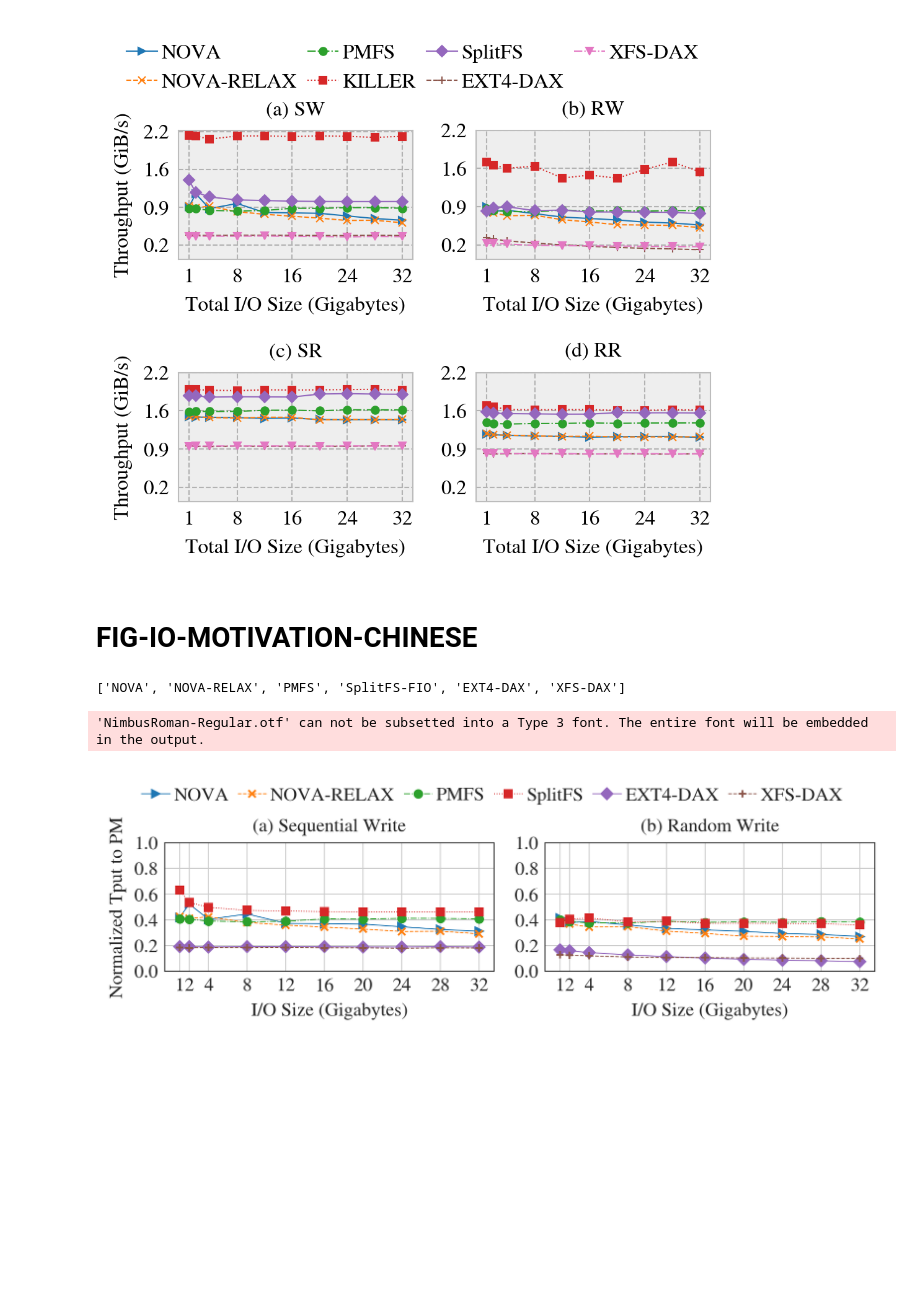
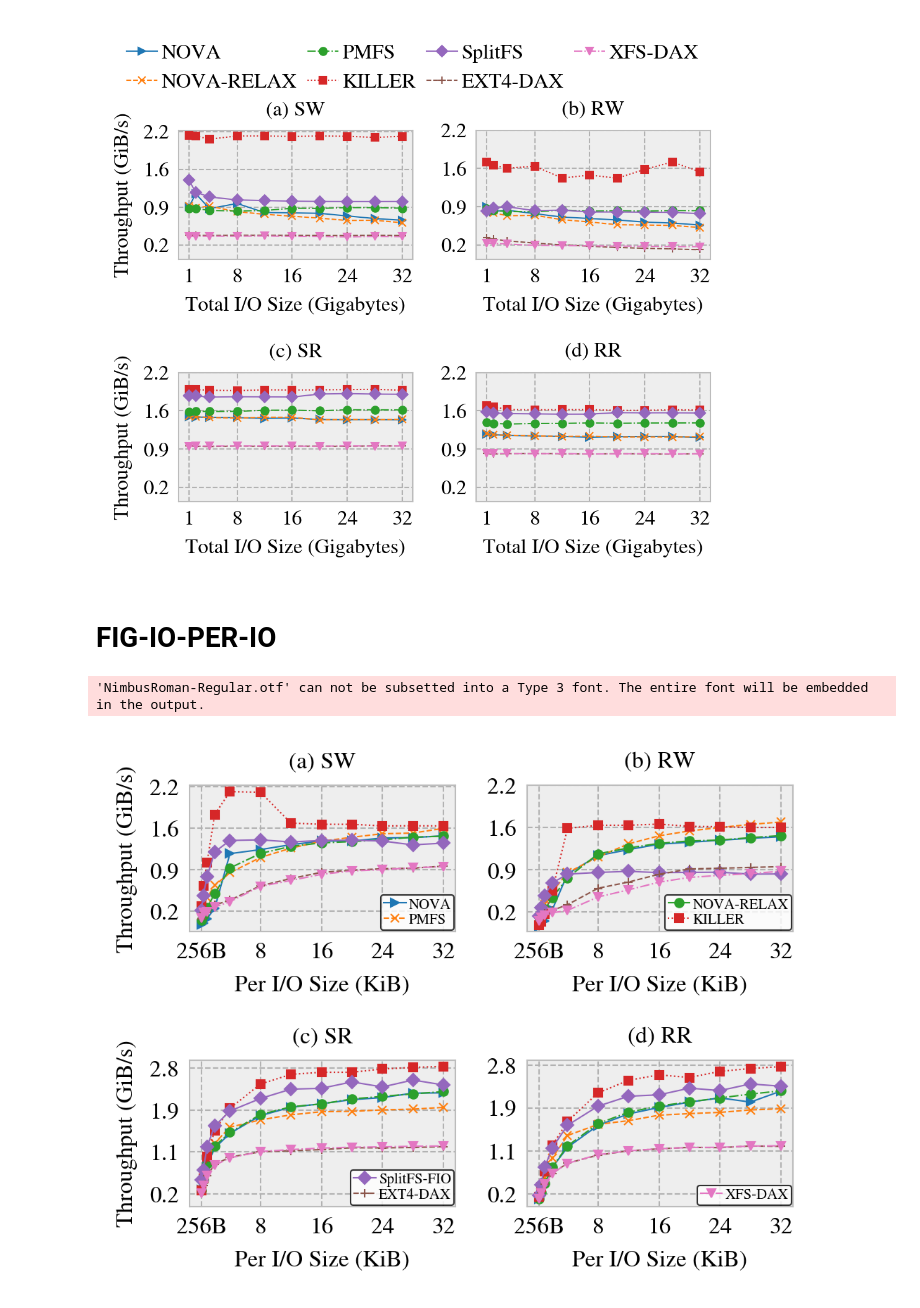
Before and after one commit to WOFS-for-PM/tests, a Jupyter notebook: killer-evaluation/FIG-ST-MICRO/plot.ipynb, the cells around one changed output. Drawn from its saved outputs; the diff is of its cells as text; code cells hidden in the pictures; blank space fills up the shorter version.

```diff
--- a/killer-evaluation/FIG-ST-MICRO/plot.ipynb
+++ b/killer-evaluation/FIG-ST-MICRO/plot.ipynb
@@ -1131,7 +37,7 @@ pd.options.display.max_rows = None
 
 # Data Preprocessing
 # with open("./avg-test-result-in-paper", "r") as f:
-with open("./performance-comparison-table", "r") as f:
+with open("./performance-comparison-table-fsize", "r") as f:
     df = pd.read_csv(f, delim_whitespace=True, index_col=None, engine='python')
 
 df.drop(df[df['file_system'] == "PMM"].index, inplace=True)
@@ -1248,7 +154,7 @@ pd.options.display.max_rows = None
 
 # Data Preprocessing
 # with open("./avg-test-result-in-paper", "r") as f:
-with open("./performance-comparison-table", "r") as f:
+with open("./performance-comparison-table-fsize", "r") as f:
     df = pd.read_csv(f, delim_whitespace=True, index_col=None, engine='python')
 
 df.drop(df[df['file_system'] == "PMM"].index, inplace=True)
@@ -1333,7 +239,7 @@ plt.savefig("./FIG-IO.pdf", bbox_inches='tight', pad_inches=0)
 'NimbusRoman-Regular.otf' can not be subsetted into a Type 3 font. The entire font will be embedded in the output.
 [figure]
 # %% [markdown]
-# FIG-IO-MOTIVATION-CHINESE
+# FIG-IO-PER-IO
 # %%
 # ipython -c "%run plot.ipynb"
 
@@ -1352,13 +258,12 @@ from mpl_toolkits.axes_grid1.inset_locator import inset_axes
 STANDARD_WIDTH = 17.8
 SINGLE_COL_WIDTH = STANDARD_WIDTH / 2
 DOUBLE_COL_WIDTH = STANDARD_WIDTH
-WORD_WIDTH = 15
 def cm_to_inch(value):
     return value/2.54
 
 # matplotlib style settings
 matplotlib.rcParams['text.usetex'] = False
-style.use('seaborn-white')
+style.use('bmh')
 plt.rcParams["axes.grid"] = True
 plt.rcParams["axes.grid.axis"] = "both"
 plt.rcParams["grid.linewidth"] = 0.5
@@ -1370,26 +275,23 @@ pd.options.display.max_rows = None
 
 # Data Preprocessing
 # with open("./avg-test-result-in-paper", "r") as f:
-with open("./performance-comparison-table", "r") as f:
+with open("./performance-comparison-table-bsize", "r") as f:
     df = pd.read_csv(f, delim_whitespace=True, index_col=None, engine='python')
 
 df.drop(df[df['file_system'] == "PMM"].index, inplace=True)
 # Plotting Settings
-fig = plt.figure(dpi = 300, figsize = (cm_to_inch(WORD_WIDTH), cm_to_inch(4.5)))
+fig = plt.figure(dpi = 300, figsize = (cm_to_inch(SINGLE_COL_WIDTH), cm_to_inch(7)))
 
 line_width = 0.5
 # colors = ["#2b2d42", "#8d99ae", "#1a535c", "#ef233c", "#4ecdc4"]
 marks = [">", "x", "o", "s", "D", "+", "v", "<", "d", "^", "p", "h", "H", "X", "*", "|", "_"]
 # seven line types
 line_types = ["-", "--", "-.", ":", "-", "--", "-."]
-subtitles = ["(a) Sequential Write", "(b) Random Write", "(c) SR", "(d) RR"]
+subtitles = ["(a) SW", "(b) RW", "(c) SR", "(d) RR"]
 fss = df['file_system'].drop_duplicates().reset_index().drop(columns=['index'])['file_system']
-fss = list(fss)
-fss.remove("KILLER")
-print(fss)
-font_size = 10
-ops = ["seq-write", "rnd-write", ]
-fsize = [1024, 2048, 4096, 8192, 12288, 16384, 20480, 24576, 28672, 32768]
+ops = ["seq-write", "rnd-write", "seq-read", "rnd-read"]
+# bsize = [256, 512, 1024, 2048, 4096, 8192, 16384, 32768, 65536, 131072]
+bsize =[256, 512, 1024, 2048, 4096, 8192, 12288, 16384, 20480, 24576, 28672, 32768]
 
 def zoom_in(axins, x, ys, zone_left, zone_right):
     # 坐标轴的扩展比例（根据实际数据调整）
@@ -1413,46 +315,63 @@ def zoom_in(axins, x, ys, zone_left, zone_right):
 
 # gs0 = gridspec.GridSpec(2, 2, figure=fig, wspace=0.3, hspace=0.6)
 lines = []
 cmap = "tab10"
 for op_idx, op in enumerate(ops):
-    subfig = plt.subplot(1, 2, op_idx + 1)
+    subfig = plt.subplot(2, 2, op_idx + 1)
     # subfig = plt.subplot(gs0[op_idx])
     for idx, fs in enumerate(fss):
-        if fs == "PMM" or fs == "KILLER":
+        if fs == "PMM":
             continue
-        line, = plt.plot(fsize, df[(df['file_system'] == fs) & (df['ops'] == op)]['bandwidth(MiB/s)'] / 2259.2, color=plt.get_cmap(cmap)(idx), markerfacecolor=plt.get_cmap(cmap)(idx), linewidth=line_width,label=fs, marker=marks[idx], markersize=4, linestyle=line_types[idx])
+        line, = plt.plot(bsize, df[(df['file_system'] == fs) & (df['ops'] == op)]['bandwidth(MiB/s)'] / 1024, color=plt.get_cmap(cmap)(idx), markerfacecolor=plt.get_cmap(cmap)(idx), linewidth=line_width,label=fs, marker=marks[idx], markersize=3, markeredgewidth=0.5, linestyle=line_types[idx])
 
 
         # plt.scatter(num_jobs, df[(df['file_system'] == fs) & (df['ops'] == op)]['bandwidth(MiB/s)'] / 1024, color=plt.get_cmap(cmap)(idx), s=0.1)
         lines.append(line)
     ax = fig.gca()
     lw = 0.5
     for axis in ['top','bottom','left','right']:
         ax.spines[axis].set_linewidth(lw)
-    plt.xticks(fsize, labels=[ int(fsize_MB / 1024) for fsize_MB in fsize], fontsize=font_size)
+    # plt.xticks([1024, 8192, 16384, 24576, 32768], labels=[1, 8, 16, 24, 32], fontsize=8)
+    # ax.set_xscale('log', base=2)
+    selected_bsize = bsize # [512, 2048, 8192, 32768, 131072]
+    # plt.xticks(selected_bsize, [ round(b / 1024) if round(b / 1024) != 0 else "1/2" if b == 512 else "1/4" for b in selected_bsize], fontsize=7)
+    plt.xticks([256, 8192, 16384, 24576, 32768], labels=[ "256B", 8, 16, 24, 32], fontsize=8)
     plt.tick_params(bottom=False, top=False, left=False, right=False)
     # if op_idx == 0:
     #     plt.ylabel('Throughput (GiB/s)', fontsize=8)
     # if op_idx == 0 or op_idx == 1:
     #     plt.yticks(np.linspace(0.25, 2.25, 4), fontsize=8)
     # else:
     #     plt.yticks(np.linspace(1, 6.6, 4), fontsize=8)
     ax.yaxis.set_major_formatter(mtick.FormatStrFormatter('%.1f'))
     # subfig.text(0.5, -0.3, "Threads (#.)", ha='center', va='center', fontsize=6, transform=subfig.transAxes)
-    plt.xlabel("I/O Size (Gigabytes)", fontsize=font_size)
-    plt.title(subtitles[op_idx], fontsize=font_size, loc='center')
-    plt.yticks([0, 0.2, 0.4, 0.6, 0.8, 1], fontsize=font_size)
-    if (op_idx == 0):
-        plt.ylabel('Normalized Tput to PM', fontsize=font_size)
+    plt.xlabel("Per I/O Size (KiB)", fontsize=8)
+    plt.title(subtitles[op_idx], fontsize=8, loc='center')
+    plt.yticks([0, 0.2, 0.4, 0.6, 0.8, 1], fontsize=8)
+    if (op_idx == 0 or op_idx == 2):
+        plt.ylabel('Throughput (GiB/s)', fontsize=8)
+    if op_idx == 0 or op_idx == 1:
+        plt.yticks(np.linspace(0.25, 2.25, 4), fontsize=8)
+    else:
+        plt.yticks(np.linspace(0.25, 2.75, 4), fontsize=8)
 
-# fss[4]("SplitFS-FIO", "SplitFS", inplace=True)
-fss[3] = "SplitFS"
-fig.legend(lines, fss, loc='center', bbox_to_anchor=(0.5, 1.01), ncol=7, fontsize=font_size, frameon=False, columnspacing=0.5, handletextpad=0.2, borderaxespad=0.1, handlelength=1.5)
+steps = [2, 2, 2, 2]
+for ax_id, ax in enumerate(fig.axes):
+    start = sum(steps[:ax_id])
+    end = start + steps[ax_id]
+
+    leg = ax.legend(lines[start : end], fss[start : end], loc='lower right', bbox_to_anchor=(0,0,1,1), bbox_transform=ax.transAxes, ncol=1, fontsize=5, frameon=True, columnspacing=0.5, handletextpad=0.2, borderaxespad=0.1, handlelength=1.5, labelspacing=0.1, borderpad=0.2)
+
+    frame = leg.get_frame()
+    frame.set_facecolor('white')
+    frame.set_edgecolor('black')
+
+fss.replace("SplitFS-FIO", "SplitFS", inplace=True)
+# fig.legend(lines, fss, loc='center', bbox_to_anchor=(0.5, 1.01), ncol=4, fontsize=8, frameon=False, columnspacing=0.5, handletextpad=0.2, borderaxespad=0.1, handlelength=1.5)
 # fig.text(0.03, 0.55, "Throughput (GiB/s)", va='center', rotation='vertical', fontsize=8)
 plt.tight_layout()
 # gs0.tight_layout(fig)
-plt.savefig("./FIG-IO-Motivation-Chinese.pdf", bbox_inches='tight', pad_inches=0)
+plt.savefig("./FIG-IO-BSIZE.pdf", bbox_inches='tight', pad_inches=0)
 # %% [output]
-['NOVA', 'NOVA-RELAX', 'PMFS', 'SplitFS-FIO', 'EXT4-DAX', 'XFS-DAX']
+'NimbusRoman-Regular.otf' can not be subsetted into a Type 3 font. The entire font will be embedded in the output.
-'NimbusRoman-Regular.otf' can not be subsetted into a Type 3 font. The entire font will be embedded in the output.
-[figure, old version]
+[figure, new version]
```
Also changed, not shown: parts of 18 cells of this notebook, 17 other files.
